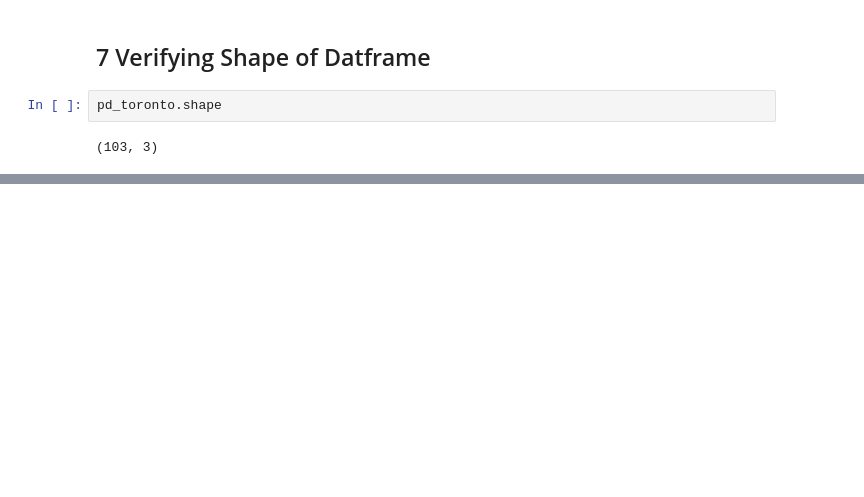
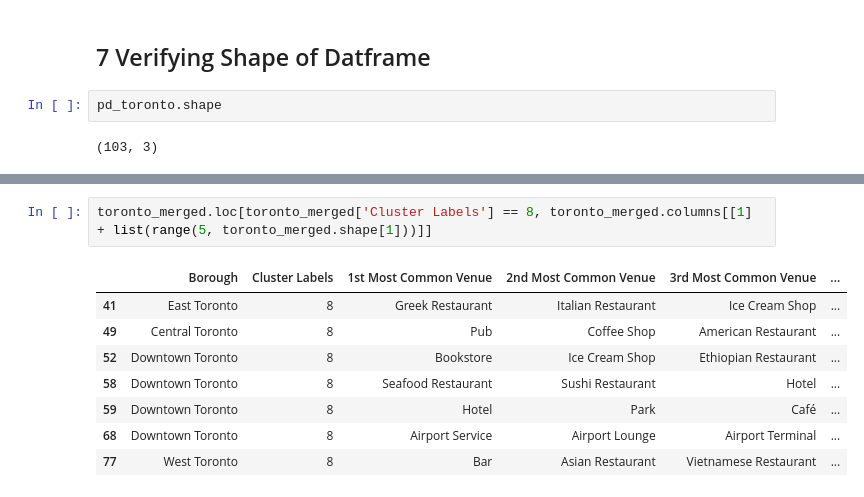
Before and after one commit to talvi82/Repo_IBM_Alvi, a Jupyter notebook: Assignment 1.ipynb, the cells around one changed output, grey strips where cells are left out. Drawn from its saved outputs; the diff is of its cells as text; blank space fills up the shorter version.

```diff
--- a/Assignment 1.ipynb
+++ b/Assignment 1.ipynb
@@ -114,0 +537,11 @@ pd_toronto.shape
+# %%
+toronto_merged.loc[toronto_merged['Cluster Labels'] == 8, toronto_merged.columns[[1] + list(range(5, toronto_merged.shape[1]))]]
+# %% [output]
+|  | Borough | Cluster Labels | 1st Most Common Venue | 2nd Most Common Venue | 3rd Most Common Venue | ... |
+| 41 | East Toronto | 8 | Greek Restaurant | Italian Restaurant | Ice Cream Shop | ... |
+| 49 | Central Toronto | 8 | Pub | Coffee Shop | American Restaurant | ... |
+| 52 | Downtown Toronto | 8 | Bookstore | Ice Cream Shop | Ethiopian Restaurant | ... |
+| 58 | Downtown Toronto | 8 | Seafood Restaurant | Sushi Restaurant | Hotel | ... |
+| 59 | Downtown Toronto | 8 | Hotel | Park | Café | ... |
+| 68 | Downtown Toronto | 8 | Airport Service | Airport Lounge | Airport Terminal | ... |
+| 77 | West Toronto | 8 | Bar | Asian Restaurant | Vietnamese Restaurant | ... |
```
Also changed, not shown: parts of 49 cells of this notebook.
